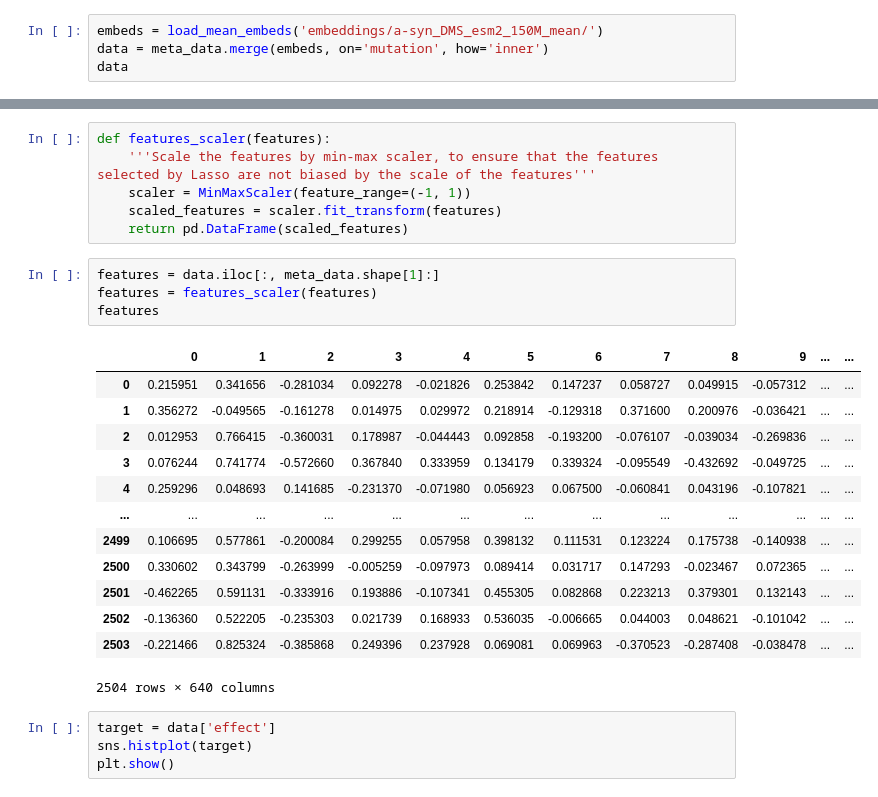
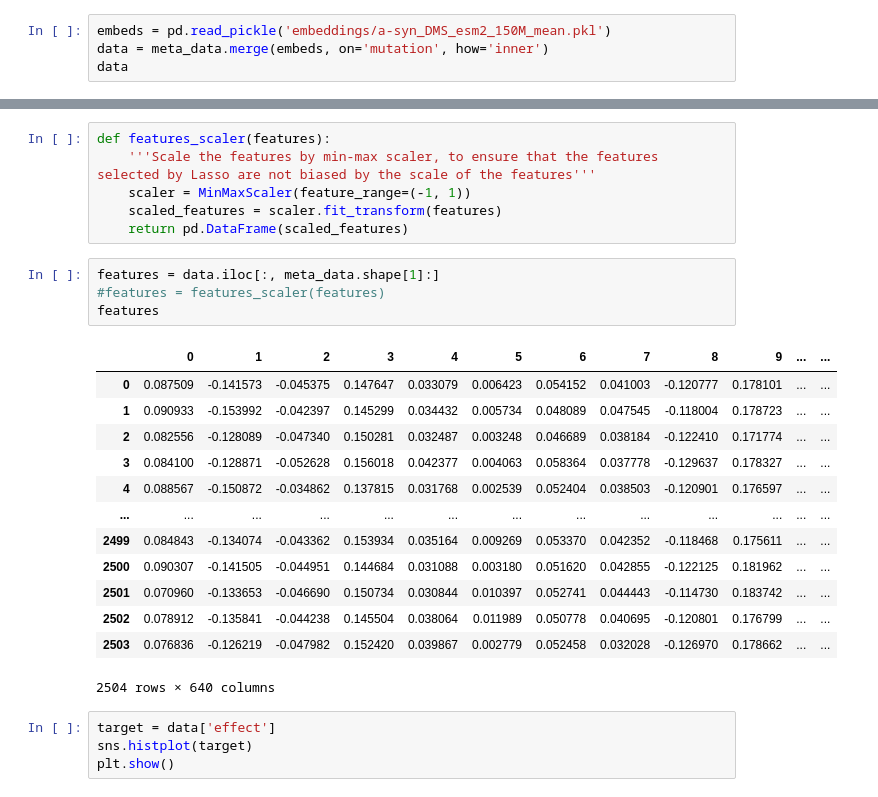
Before and after one commit to ziul-bio/DMS_a-syn, a Jupyter notebook: data_processing.ipynb, the cells around one changed output, grey strips where cells are left out. Drawn from its saved outputs; the diff is of its cells as text.

```diff
--- a/data_processing.ipynb
+++ b/data_processing.ipynb
@@ -188,5 +192,5 @@ def load_mean_embeds(dir_path):
 # %%
-embeds = load_mean_embeds('embeddings/a-syn_DMS_esm2_150M_mean/')
+embeds = pd.read_pickle('embeddings/a-syn_DMS_esm2_150M_mean.pkl')
 data = meta_data.merge(embeds, on='mutation', how='inner')
 data
 # %% [output]
@@ -211,21 +215,21 @@ def features_scaler(features):
     return pd.DataFrame(scaled_features)
 # %%
 features = data.iloc[:, meta_data.shape[1]:]
-features = features_scaler(features)
+#features = features_scaler(features)
 features
 # %% [output]
 |  | 0 | 1 | 2 | 3 | 4 | 5 | 6 | 7 | 8 | 9 | ... | ... |
-| 0 | 0.215951 | 0.341656 | -0.281034 | 0.092278 | -0.021826 | 0.253842 | 0.147237 | 0.058727 | 0.049915 | -0.057312 | ... | ... |
-| 1 | 0.356272 | -0.049565 | -0.161278 | 0.014975 | 0.029972 | 0.218914 | -0.129318 | 0.371600 | 0.200976 | -0.036421 | ... | ... |
-| 2 | 0.012953 | 0.766415 | -0.360031 | 0.178987 | -0.044443 | 0.092858 | -0.193200 | -0.076107 | -0.039034 | -0.269836 | ... | ... |
-| 3 | 0.076244 | 0.741774 | -0.572660 | 0.367840 | 0.333959 | 0.134179 | 0.339324 | -0.095549 | -0.432692 | -0.049725 | ... | ... |
-| 4 | 0.259296 | 0.048693 | 0.141685 | -0.231370 | -0.071980 | 0.056923 | 0.067500 | -0.060841 | 0.043196 | -0.107821 | ... | ... |
+| 0 | 0.087509 | -0.141573 | -0.045375 | 0.147647 | 0.033079 | 0.006423 | 0.054152 | 0.041003 | -0.120777 | 0.178101 | ... | ... |
+| 1 | 0.090933 | -0.153992 | -0.042397 | 0.145299 | 0.034432 | 0.005734 | 0.048089 | 0.047545 | -0.118004 | 0.178723 | ... | ... |
+| 2 | 0.082556 | -0.128089 | -0.047340 | 0.150281 | 0.032487 | 0.003248 | 0.046689 | 0.038184 | -0.122410 | 0.171774 | ... | ... |
+| 3 | 0.084100 | -0.128871 | -0.052628 | 0.156018 | 0.042377 | 0.004063 | 0.058364 | 0.037778 | -0.129637 | 0.178327 | ... | ... |
+| 4 | 0.088567 | -0.150872 | -0.034862 | 0.137815 | 0.031768 | 0.002539 | 0.052404 | 0.038503 | -0.120901 | 0.176597 | ... | ... |
 | ... | ... | ... | ... | ... | ... | ... | ... | ... | ... | ... | ... | ... |
-| 2499 | 0.106695 | 0.577861 | -0.200084 | 0.299255 | 0.057958 | 0.398132 | 0.111531 | 0.123224 | 0.175738 | -0.140938 | ... | ... |
-| 2500 | 0.330602 | 0.343799 | -0.263999 | -0.005259 | -0.097973 | 0.089414 | 0.031717 | 0.147293 | -0.023467 | 0.072365 | ... | ... |
-| 2501 | -0.462265 | 0.591131 | -0.333916 | 0.193886 | -0.107341 | 0.455305 | 0.082868 | 0.223213 | 0.379301 | 0.132143 | ... | ... |
-| 2502 | -0.136360 | 0.522205 | -0.235303 | 0.021739 | 0.168933 | 0.536035 | -0.006665 | 0.044003 | 0.048621 | -0.101042 | ... | ... |
-| 2503 | -0.221466 | 0.825324 | -0.385868 | 0.249396 | 0.237928 | 0.069081 | 0.069963 | -0.370523 | -0.287408 | -0.038478 | ... | ... |
+| 2499 | 0.084843 | -0.134074 | -0.043362 | 0.153934 | 0.035164 | 0.009269 | 0.053370 | 0.042352 | -0.118468 | 0.175611 | ... | ... |
+| 2500 | 0.090307 | -0.141505 | -0.044951 | 0.144684 | 0.031088 | 0.003180 | 0.051620 | 0.042855 | -0.122125 | 0.181962 | ... | ... |
+| 2501 | 0.070960 | -0.133653 | -0.046690 | 0.150734 | 0.030844 | 0.010397 | 0.052741 | 0.044443 | -0.114730 | 0.183742 | ... | ... |
+| 2502 | 0.078912 | -0.135841 | -0.044238 | 0.145504 | 0.038064 | 0.011989 | 0.050778 | 0.040695 | -0.120801 | 0.176799 | ... | ... |
+| 2503 | 0.076836 | -0.126219 | -0.047982 | 0.152420 | 0.039867 | 0.002779 | 0.052458 | 0.032028 | -0.126970 | 0.178662 | ... | ... |
 2504 rows × 640 columns
 # %%
 target = data['effect']
```
Also changed, not shown: parts of 32 cells of this notebook, 5 other files.
